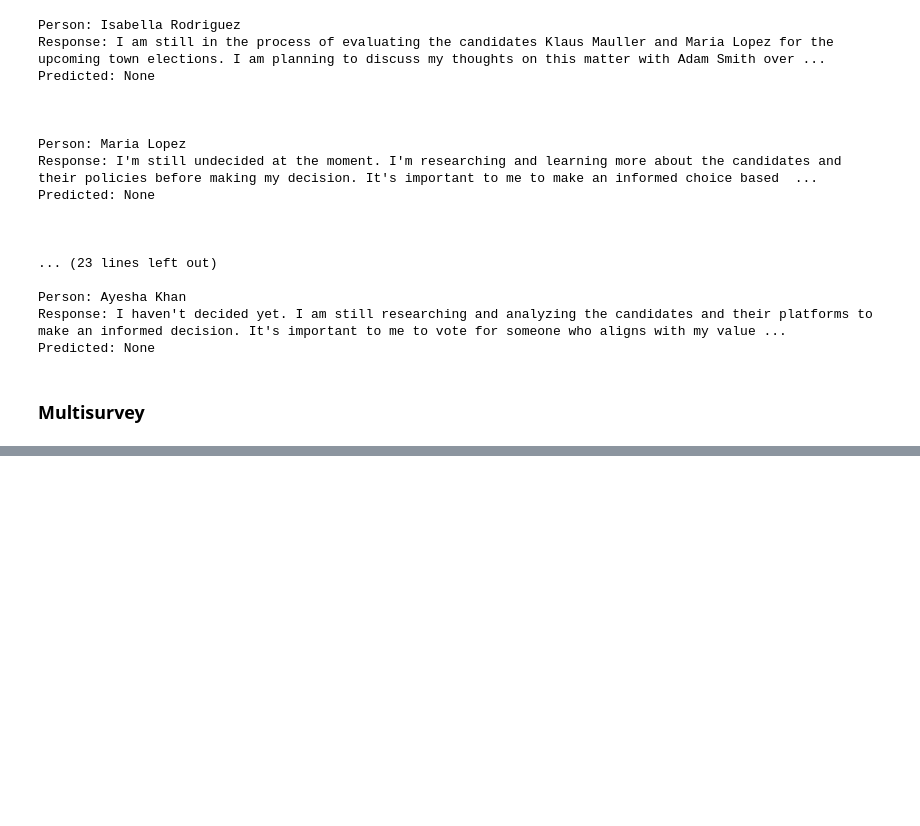
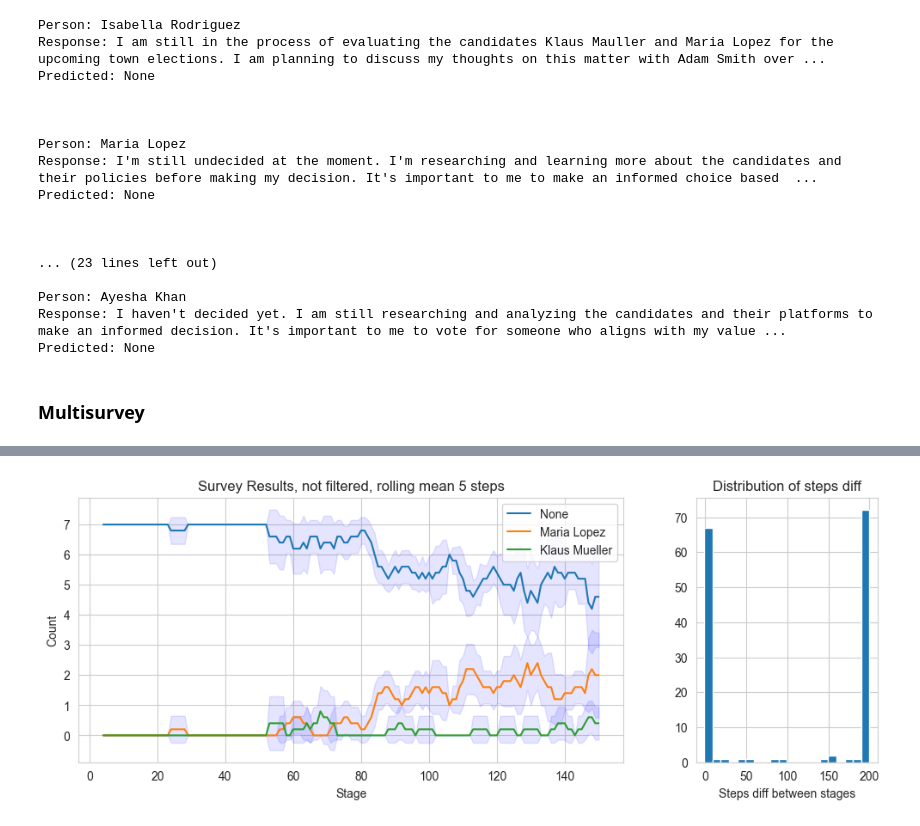
Before and after one commit to yzimmermann/generative_agents, a Jupyter notebook: reverie/backend_server/survey.ipynb, the cells around one changed output, grey strips where cells are left out. Drawn from its saved outputs; the diff is of its cells as text; code cells hidden in the pictures; blank space fills up the shorter version.

Commit message:
finish test 2 + 5 results

```diff
--- a/reverie/backend_server/survey.ipynb
+++ b/reverie/backend_server/survey.ipynb
@@ -93,23 +93,25 @@ import sys
 import os
 import pickle
 import pandas as pd
+import numpy as np
+import matplotlib.pyplot as plt
+import seaborn as sns
 from tqdm import tqdm
 from contextlib import contextmanager
 
 import persona.prompt_template.gpt_structure as gpt_structure
 from reverie import ReverieServer
 
+sns.set_style("whitegrid")
+
 
 @contextmanager
 def suppress_output():
-    # Save the current stdout
     original_stdout = sys.stdout
-    # Redirect stdout to the null device
     sys.stdout = open(os.devnull, 'w')
     try:
         yield
     finally:
-        # Restore the original stdout
         sys.stdout.close()
         sys.stdout = original_stdout
 
@@ -156,7 +158,7 @@ gpt_param = {"engine": "gpt-35-turbo-0125", "max_tokens": 250,
             "temperature": 0, "top_p": 1, "stream": False,
             "frequency_penalty": 0, "presence_penalty": 0, "stop": None}
 
-extract_survey_prompt = "You are given a response to a survey question \"Who are you planning to vote in the coming elections?\". Extract and write the name of the candidate mentioned in the response or write None if the responder have not decided yet. Respond with the name of the candidate or None. Response: {response}"
+extract_survey_prompt = "You are given a response to a survey question \"Who are you planning to vote in the coming elections?\". Extract and write the name of the candidate mentioned in the response or write None if the responder have not decided yet. The two candidates that are running are: Klaus Mueller and Maria Lopez. Respond with the name of the candidate or None. Response: {response}"
 # %%
 PATH_SIM = "base_the_ville_smol_elections_5_voters_2days"
 
@@ -196,0 +191,31 @@ for PATH_STAGE in tqdm(folders_sorted):
+# %%
+import matplotlib.pyplot as plt
+
+df_survey = pd.DataFrame(results).fillna(0)
+
+plt.subplots(1, 2, figsize=(12, 4), gridspec_kw={'width_ratios': [3, 1]})
+plt.subplot(1, 2, 1)
+ax = plt.gca()
+window = 5
+mean = df_survey.rolling(window).mean()
+std = df_survey.rolling(window).std()
+mean.plot(ax=ax)
+for i in range(len(df_survey.columns)):
+    ax.fill_between(std.index, (mean-std).iloc[:, i].values, (mean+std).iloc[:, i].values, color='b', alpha=0.1)
+plt.title(f"Survey Results, not filtered, rolling mean {window} steps")
+plt.xlabel("Stage")
+plt.ylabel("Count")
+
+plt.subplot(1, 2, 2)
+final_steps = list(map(lambda x: int(x.split("-")[-2]), folders_sorted))
+y = np.arange(0, len(final_steps))
+
+# plt.figure(figsize=(10, 5))
+# plt.scatter(final_steps, y, c="red", s=1)
+
+plt.hist(np.diff(final_steps), bins=20)
+plt.title("Distribution of steps diff")
+plt.xlabel("Steps diff between stages")
+plt.show()
+# %% [output]
+[figure, added]
```
Also changed, not shown: parts of 2 cells of this notebook.
